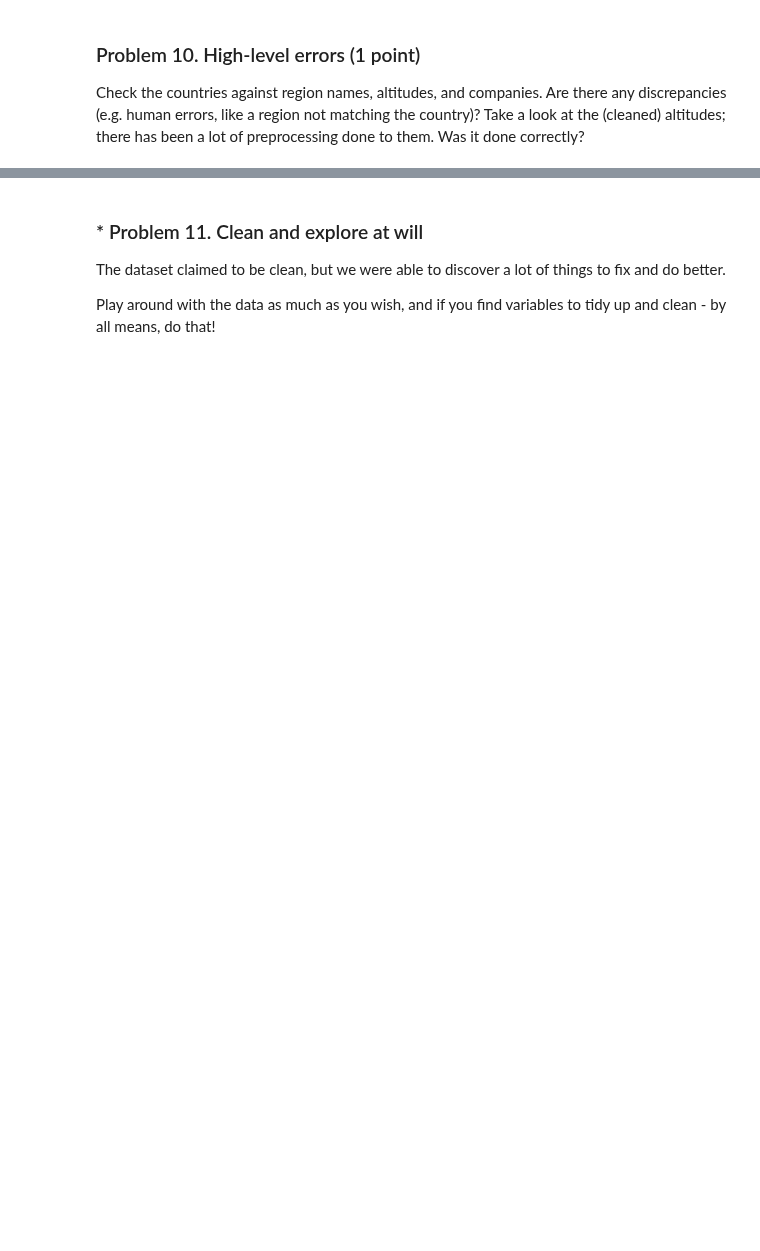
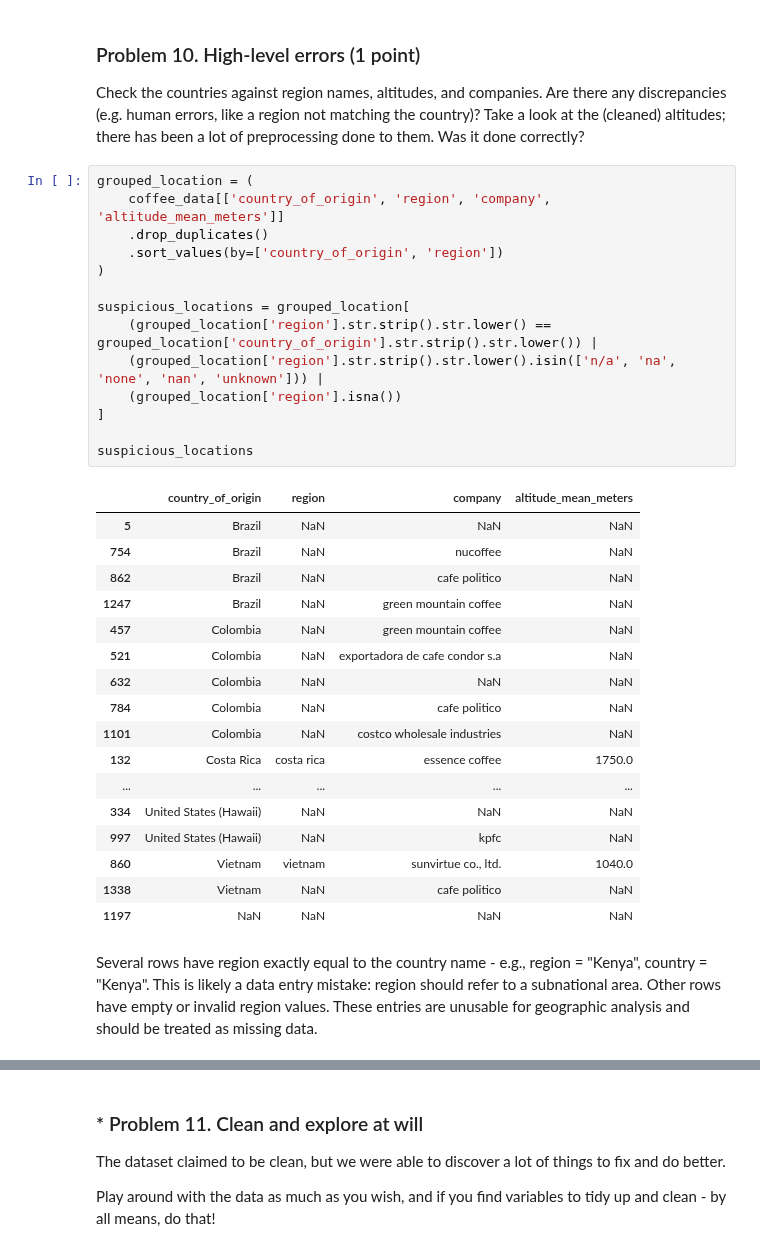
Before and after one commit to stilyan122/AI-and-Machine-Learning, a Jupyter notebook: Data Science/Data Tidying and Cleaning/Data Tidying and Cleaning Lab.ipynb, the cells around one changed output, grey strips where cells are left out. Drawn from its saved outputs; the diff is of its cells as text; blank space fills up the shorter version.

```diff
--- a/Data Science/Data Tidying and Cleaning/Data Tidying and Cleaning Lab.ipynb
+++ b/Data Science/Data Tidying and Cleaning/Data Tidying and Cleaning Lab.ipynb
@@ -555,3 +702,37 @@ The columns `Aroma`, `Flavor`, etc., up to `Moisture` represent subjective ratin
 # %% [markdown]
 ### Problem 10. High-level errors (1 point)
 Check the countries against region names, altitudes, and companies. Are there any discrepancies (e.g. human errors, like a region not matching the country)? Take a look at the (cleaned) altitudes; there has been a lot of preprocessing done to them. Was it done correctly?
+# %%
+grouped_location = (
+    coffee_data[['country_of_origin', 'region', 'company', 'altitude_mean_meters']]
+    .drop_duplicates()
+    .sort_values(by=['country_of_origin', 'region'])
+)
+
+suspicious_locations = grouped_location[
+    (grouped_location['region'].str.strip().str.lower() == grouped_location['country_of_origin'].str.strip().str.lower()) |
+    (grouped_location['region'].str.strip().str.lower().isin(['n/a', 'na', 'none', 'nan', 'unknown'])) |
+    (grouped_location['region'].isna())
+]
+
+suspicious_locations
+# %% [output]
+|  | country_of_origin | region | company | altitude_mean_meters |
+| 5 | Brazil | NaN | NaN | NaN |
+| 754 | Brazil | NaN | nucoffee | NaN |
+| 862 | Brazil | NaN | cafe politico | NaN |
+| 1247 | Brazil | NaN | green mountain coffee | NaN |
+| 457 | Colombia | NaN | green mountain coffee | NaN |
+| 521 | Colombia | NaN | exportadora de cafe condor s.a | NaN |
+| 632 | Colombia | NaN | NaN | NaN |
+| 784 | Colombia | NaN | cafe politico | NaN |
+| 1101 | Colombia | NaN | costco wholesale industries | NaN |
+| 132 | Costa Rica | costa rica | essence coffee | 1750.0 |
+| ... | ... | ... | ... | ... |
+| 334 | United States (Hawaii) | NaN | NaN | NaN |
+| 997 | United States (Hawaii) | NaN | kpfc | NaN |
+| 860 | Vietnam | vietnam | sunvirtue co., ltd. | 1040.0 |
+| 1338 | Vietnam | NaN | cafe politico | NaN |
+| 1197 | NaN | NaN | NaN | NaN |
+# %% [markdown]
+Several rows have region exactly equal to the country name - e.g., region = "Kenya", country = "Kenya". This is likely a data entry mistake: region should refer to a subnational area. Other rows have empty or invalid region values. These entries are unusable for geographic analysis and should be treated as missing data.
```
Also changed, not shown: parts of 13 cells of this notebook.
